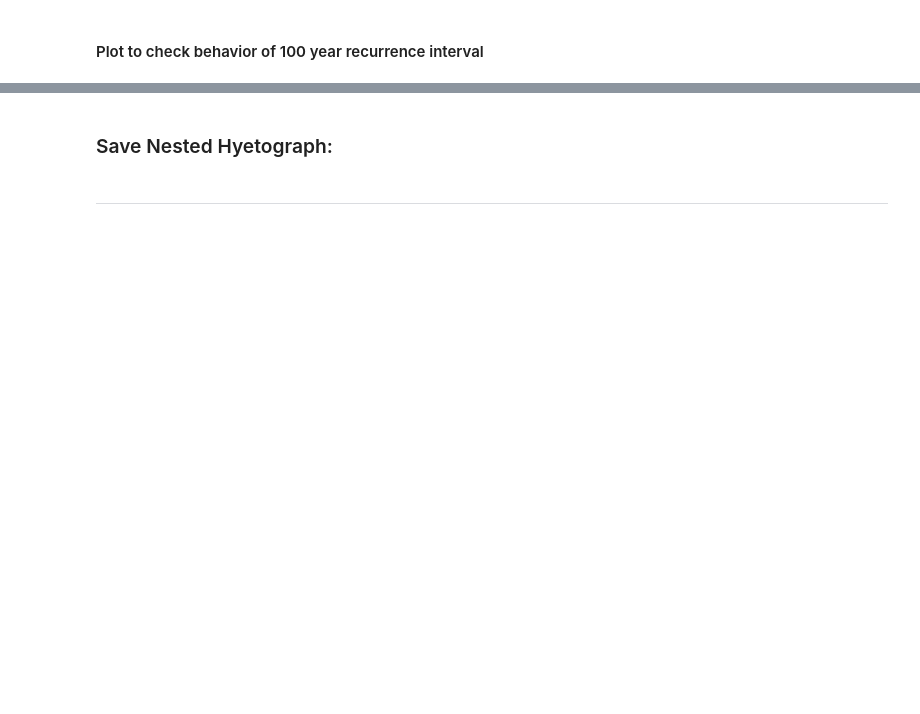
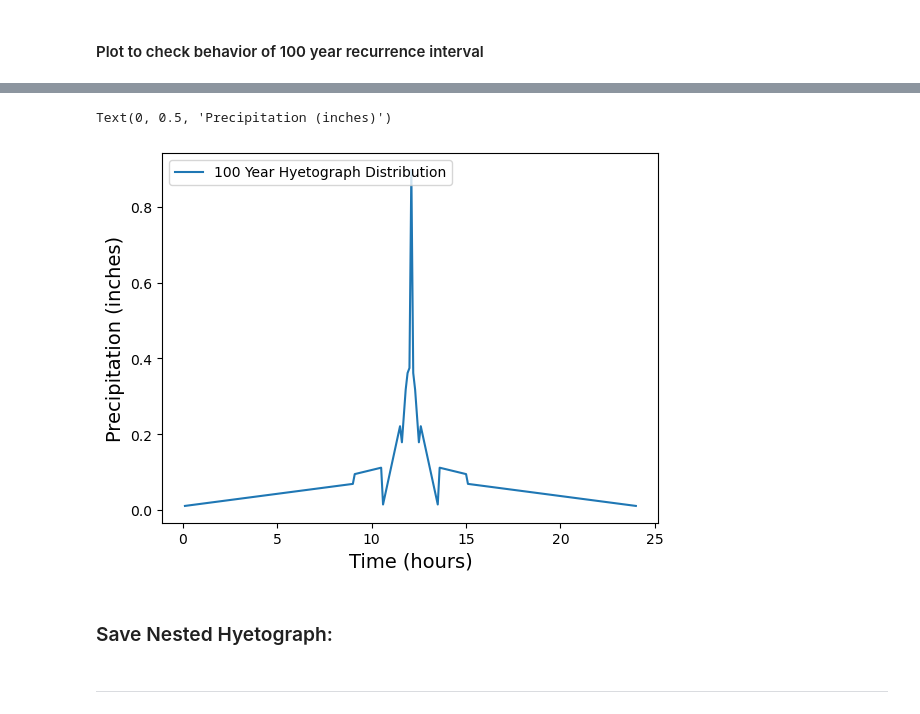
Before and after one commit to csmithnv5/hydromet, a Jupyter notebook: notebooks/PrecipTable.ipynb, the cells around one changed output, grey strips where cells are left out. Drawn from its saved outputs; the diff is of its cells as text; code cells hidden in the pictures; blank space fills up the shorter version.

```diff
--- a/notebooks/PrecipTable.ipynb
+++ b/notebooks/PrecipTable.ipynb
@@ -344,3 +230,11 @@ p2
+# %%
+p2 = h100['100 Year Hyetograph Distribution'].plot()
+p2.legend(loc='upper left')
+p2.set_xlabel('Time (hours)', fontsize=14)
+p2.set_ylabel('Precipitation (inches)', fontsize=14)
+# %% [output]
+Text(0, 0.5, 'Precipitation (inches)')
+[figure, added]
 # %% [markdown]
 ### Save Nested Hyetograph:
 # %%
```
Also changed, not shown: parts of 34 cells of this notebook, 18 other files.
